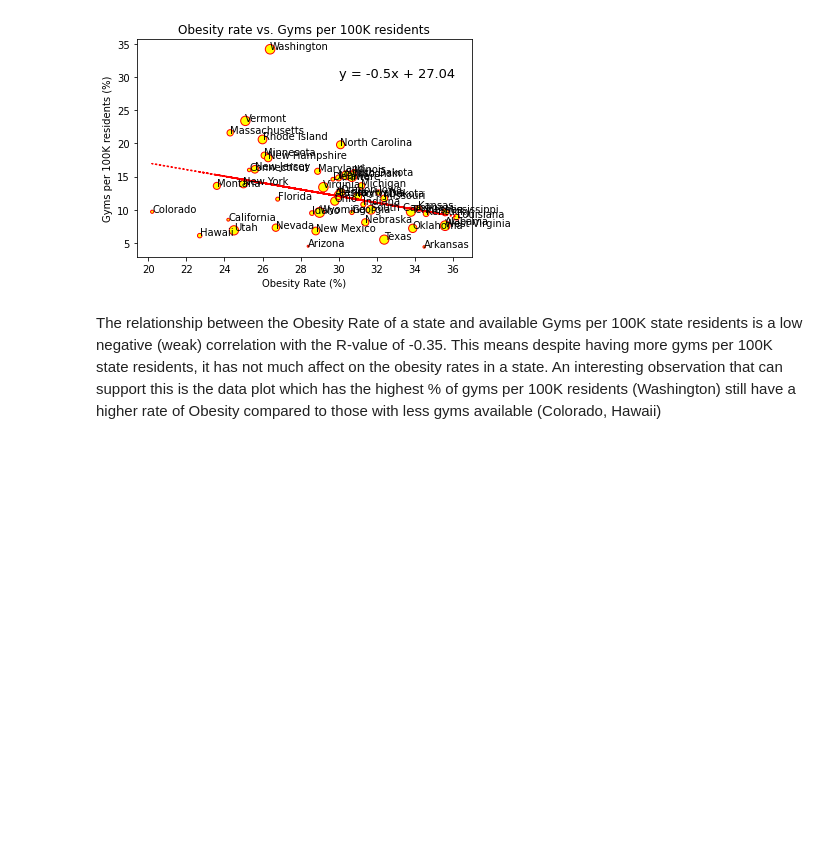
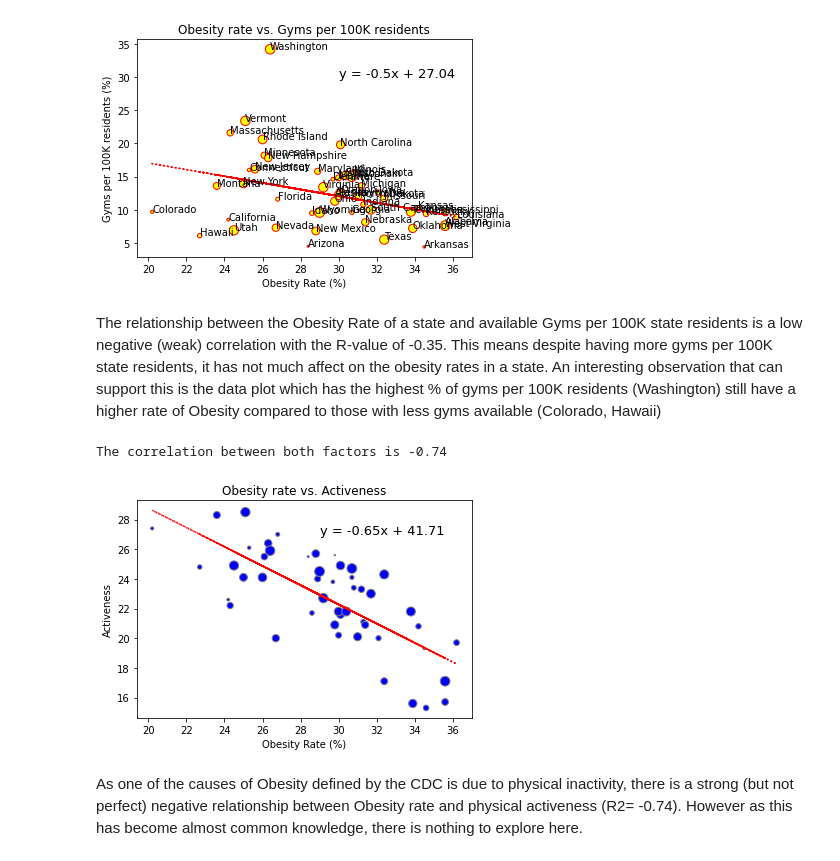
Before and after one commit to rajeshnair1984/Project_Obesity, a Jupyter notebook: ob_vs_pactive.ipynb, the cells around one changed output. Cells and saved outputs as stored; diff of their text form; code cells hidden in the pictures; blank space fills up the shorter version.

Commit message:
added obesity vs. activeness and output png

```diff
--- a/ob_vs_pactive.ipynb
+++ b/ob_vs_pactive.ipynb
@@ -77,3 +77,21 @@ The correlation between both factors is -0.35
 [figure]
 # %% [markdown]
 The relationship between the Obesity Rate of a state and available Gyms per 100K state residents is a low negative (weak) correlation with the R-value of -0.35. This means despite having more gyms per 100K state residents, it has not much affect on the obesity rates in a state. An interesting observation that can support this is the data plot which has the highest % of gyms per 100K residents (Washington) still have a higher rate of Obesity compared to those with less gyms available (Colorado, Hawaii)
+# %%
+#let's try to see if the CDC is right on physical activeness by identifying the relationship between activeness and obesity
+size = [2*n for n in range(len(obesevactive_df['Obesity']))]
+plt.scatter(obesevactive_df['Obesity'], obesevactive_df['meets cdc requirement (%)'], color='blue', s = size, edgecolors="grey")
+plt.title(f'Obesity rate vs. Activeness')
+plt.xlabel('Obesity Rate (%)')
+plt.ylabel('Activeness')
+
+#dropping State: New Jersey as no data is available for Activeness
+no_newjersey= obesevactive_df.drop([29])
+
+#call correlation function to get the linear correlation for Obesity and Activeness
+correlation(no_newjersey['Obesity'], no_newjersey['meets cdc requirement (%)'], 29, 27)
+# %% [output]
+The correlation between both factors is -0.74
+[figure, added]
+# %% [markdown]
+As one of the causes of Obesity defined by the CDC is due to physical inactivity, there is a strong (but not perfect) negative relationship between Obesity rate and physical activeness (R2= -0.74). However as this has become almost common knowledge, there is nothing to explore here.
```
Also changed, not shown: 1 other file.
